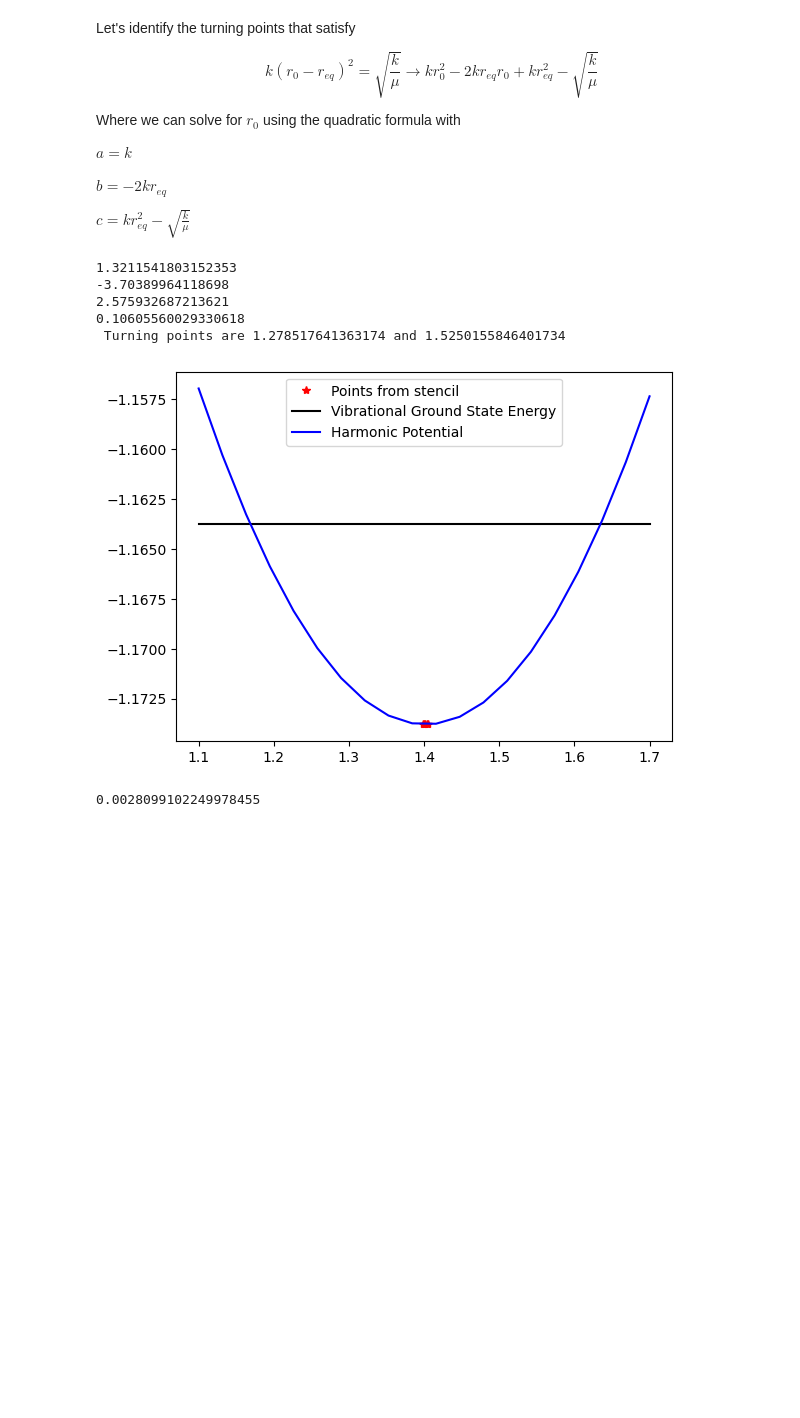
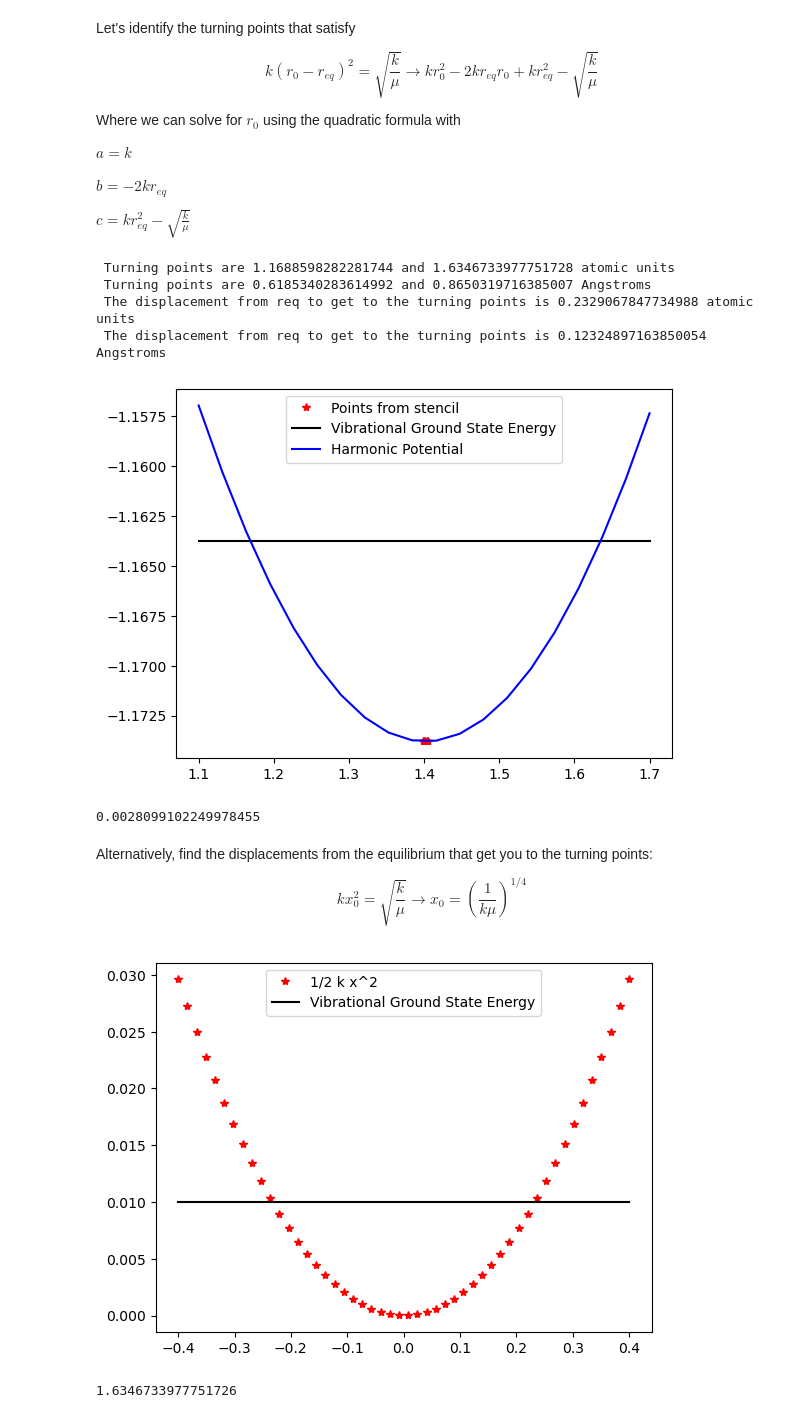
Before and after one commit to FoleyLab/SCQED-PCQED, a Jupyter notebook: src/QED-FCI_STO3G_H2_k_stencil.ipynb, the cells around one changed output. Saved outputs shown, nothing was run; the diff lists cells and outputs as text; code cells hidden in the pictures; blank space fills up the shorter version.

Commit message:
turning points

```diff
--- a/src/QED-FCI_STO3G_H2_k_stencil.ipynb
+++ b/src/QED-FCI_STO3G_H2_k_stencil.ipynb
@@ -162,24 +162,28 @@ $c = k r_{eq}^2 - \sqrt{ \frac{k}{\mu} }$
 # create an array of displacements in atomic units between 1 and 1.8 atomic units
 r_disp_au = np.linspace(1.1, 1.7, 20)
 
+# equilibrium bondlength in atomic units
+r_eq_au = r_disp[2] * 1.8897259886
+
 #r_disp_au = r_disp * 1.8897259886
 
 # turning point using quadratic formula - everything in atomic units
-a = k
-b = -2 * k * r_disp[2] * 1.8897259886
-c = k * (r_disp[2] * 1.8897259886) ** 2 - nu_H2_au
+a = k_au
+b = -2 * k_au * r_eq_au
+c = k_au * r_eq_au ** 2 - nu_H2_au
 
-print(a)
-print(b)
-print(c)
-
-print( b ** 2 - 4 * a * c )
-zeros_n = (-b - np.sqrt((b ** 2) - 4 * a * c)) / (2 * a)
-zeros_p = (-b + np.sqrt((b ** 2) - 4 * a * c)) / (2 * a)
+zeros_n = (-b - np.sqrt(b ** 2 - 4 * a * c)) / (2 * a)
+zeros_p = (-b + np.sqrt(b ** 2 - 4 * a * c)) / (2 * a)
 
 
-print(F' Turning points are {zeros_n} and {zeros_p}')
+print(F' Turning points are {zeros_n} and {zeros_p} atomic units')
+print(F' Turning points are {zeros_n / 1.8897259886} and {zeros_p / 1.8897259886} Angstroms')
 
+displacement_to_tp_au = x0_disp = ( 1 / (k_au * mu_au) ) ** (1/4)
+displacement_to_tp_ang = displacement_to_tp_au / 1.8897259886
+
+print(F' The displacement from req to get to the turning points is {displacement_to_tp_au} atomic units')
+print(F' The displacement from req to get to the turning points is {displacement_to_tp_ang} Angstroms')
 
 # evaluate the Harmonic potential on these displacements
 harm_au = 1/2 * k_au * (r_disp_au - r_disp[2] * 1.8897259886) ** 2 + fci_disp[2]
@@ -197,10 +201,29 @@ plt.show()
 E_ltp = 1/2 * k_au * (1.278517641363174 - r_disp[2] * 1.8897259886) ** 2
 print(E_ltp)
 # %% [output]
-1.3211541803152353
--3.70389964118698
-2.575932687213621
-0.10605560029330618
- Turning points are 1.278517641363174 and 1.5250155846401734
+ Turning points are 1.1688598282281744 and 1.6346733977751728 atomic units
+ Turning points are 0.6185340283614992 and 0.8650319716385007 Angstroms
+ The displacement from req to get to the turning points is 0.2329067847734988 atomic units
+ The displacement from req to get to the turning points is 0.12324897163850054 Angstroms
 [figure]
 0.0028099102249978455
+# %% [markdown]
+Alternatively, find the displacements from the equilibrium that get you to the turning points:
+
+$$  k x_0^2 = \sqrt{ \frac{k}{\mu}} \rightarrow x_0 = \left( \frac{1}{k\mu}\right)^{1/4}$$
+# %%
+# compute displacement from equilibrium to get to the turning points
+x0_disp = ( 1 / (k_au * mu_au) ) ** (1/4)
+x = np.linspace(-0.4, 0.4, 50)
+harm_x = 1/2 * k_au * x ** 2
+E_0 =  0.5 * np.sqrt(k_au / mu_au) * np.ones(50)
+
+plt.plot(x, harm_x, 'r*', label="1/2 k x^2")
+plt.plot(x, E_0, 'black', label='Vibrational Ground State Energy')
+plt.legend()
+plt.show()
+
+print(x0_disp + r_eq_au)
+# %% [output]
+[figure, added]
+1.6346733977751726
```
Also changed, not shown: parts of 1 cell of this notebook.
